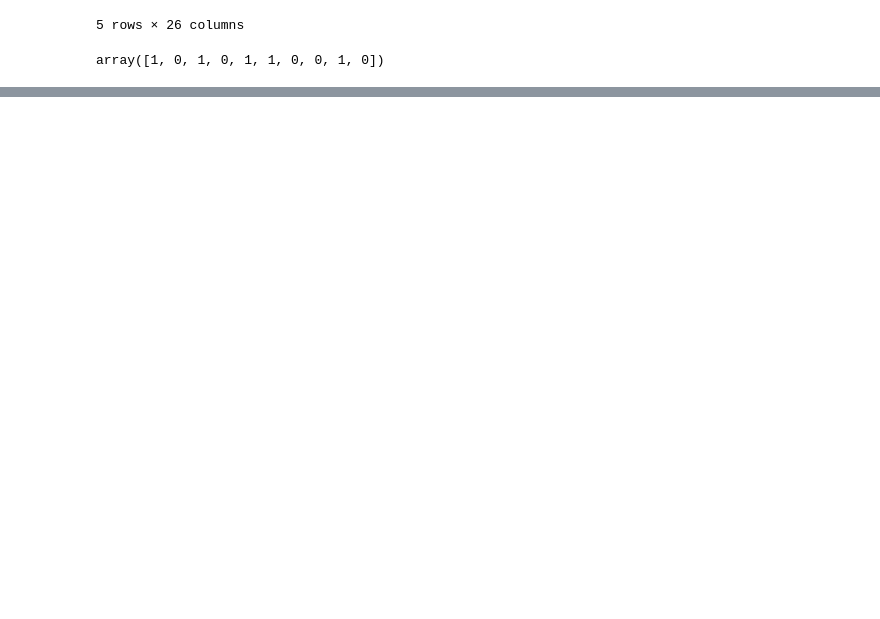
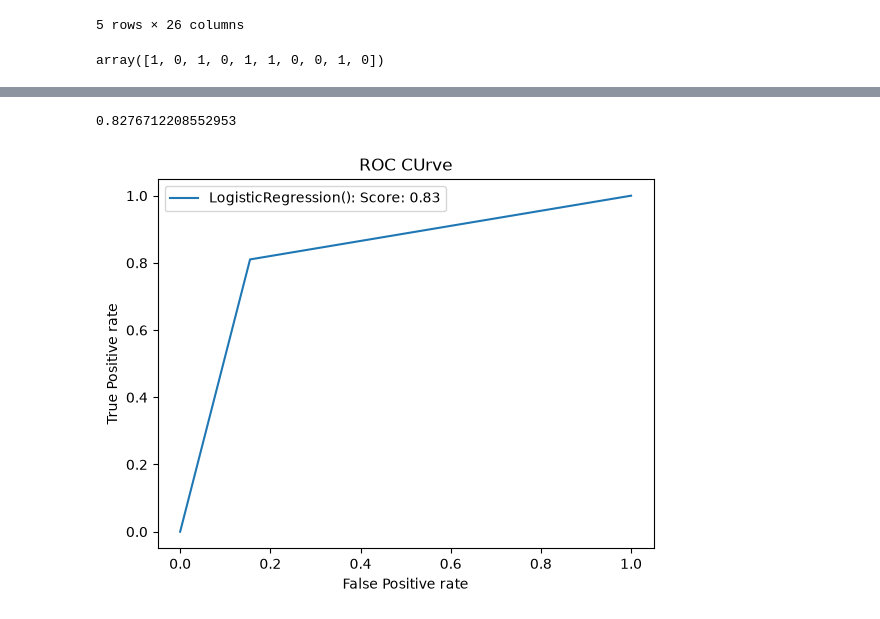
Before and after one commit to sindhura-nk/Machine-Learning-1663, a Jupyter notebook: Imbalanced Data/Loan Status Prediction Project.ipynb, the cells around one changed output, grey strips where cells are left out. Cells and saved outputs as stored; diff of their text form; code cells hidden in the pictures; blank space fills up the shorter version.

Commit message:
Resampling-Over,Under code done

```diff
--- a/Imbalanced Data/Loan Status Prediction Project.ipynb
+++ b/Imbalanced Data/Loan Status Prediction Project.ipynb
@@ -481,0 +484,8 @@ xnew.to_csv("Predicted results.csv",index=False)
+# %%
+from imblearn.under_sampling import RandomUnderSampler
+
+rand = RandomUnderSampler()
+
+x_sampl_under,y_samp_under = rand.fit_resample(xtrain1_pre,ytrain1)
+
+y_samp_under['loan_status'].value_counts()
@@ -481,0 +497,3 @@ xnew.to_csv("Predicted results.csv",index=False)
+# %%
+model4 = LogisticRegression()
+model4.fit(x_sampl_under,y_samp_under)
@@ -481,0 +511,3 @@ xnew.to_csv("Predicted results.csv",index=False)
+# %%
+ypred_under = model4.predict(xtest1_pre)
+print(classification_report(ytest1,ypred_under))
@@ -481,0 +523,16 @@ xnew.to_csv("Predicted results.csv",index=False)
+# %%
+fpr1,tpr1,thresholds = roc_curve(ytest1,ypred_under)
+
+roc_auc_score2 = auc(fpr1,tpr1)
+print(roc_auc_score2)
+# %% [output]
+0.8276712208552953
+# %%
+plt.plot(fpr1,tpr1,label=f"{model4}: Score: {roc_auc_score2:.2f}")
+plt.xlabel("False Positive rate")
+plt.ylabel("True Positive rate")
+plt.title("ROC CUrve")
+plt.legend()
+plt.show()
+# %% [output]
+[figure, added]
```
Also changed, not shown: parts of 6 cells of this notebook.
